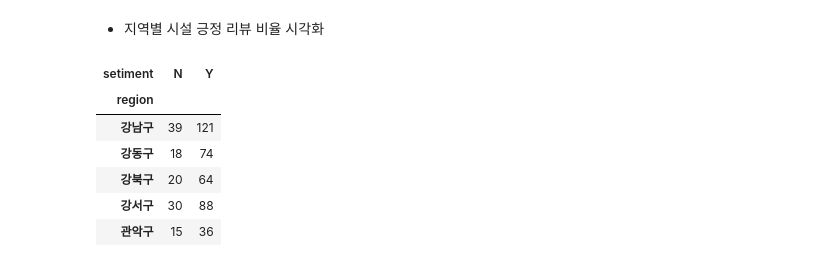
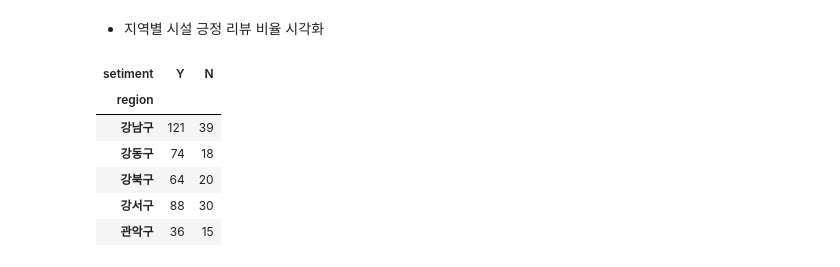
Before and after one commit to addinedu-ros-8th/eda-repo-5, a Jupyter notebook: src/petInfraAnalysis.ipynb, the cells around one changed output. Saved outputs shown, nothing was run; the diff lists cells and outputs as text; code cells hidden in the pictures.

Commit message:
add DATA and data analysis

```diff
--- a/src/petInfraAnalysis.ipynb
+++ b/src/petInfraAnalysis.ipynb
@@ -36,8 +37,8 @@ cursor.execute("""
 
 result = cursor.fetchall()
 
-df = pd.DataFrame(result, columns=["region", "type", "name", "setiment", "lat", "lng"])
-df.head()
+infra_df = pd.DataFrame(result, columns=["region", "type", "name", "setiment", "lat", "lng"])
+infra_df.head()
 # %% [output]
 |  | region | type | name | setiment | lat | lng |
 | 0 | 은평구 | 공원 | 은평구 반려견 놀이터 | Y | 37.49062 | 126.919205 |
@@ -66,13 +87,14 @@ plt.show()
 # %% [markdown]
 - 지역별 시설 긍정 리뷰 비율 시각화
 # %%
-region_sentiment = df.groupby(["region"])["setiment"].value_counts().unstack(fill_value=0)
+region_sentiment = infra_df.groupby(["region"])["setiment"].value_counts().unstack(fill_value=0)
+region_sentiment = region_sentiment[["Y", "N"]]
 region_sentiment.head()
 # %% [output]
-| setiment | N | Y |
+| setiment | Y | N |
 | region |  |  |
-| 강남구 | 39 | 121 |
-| 강동구 | 18 | 74 |
-| 강북구 | 20 | 64 |
-| 강서구 | 30 | 88 |
-| 관악구 | 15 | 36 |
+| 강남구 | 121 | 39 |
+| 강동구 | 74 | 18 |
+| 강북구 | 64 | 20 |
+| 강서구 | 88 | 30 |
+| 관악구 | 36 | 15 |
```
Also changed, not shown: parts of 19 cells of this notebook, 1 other file.
